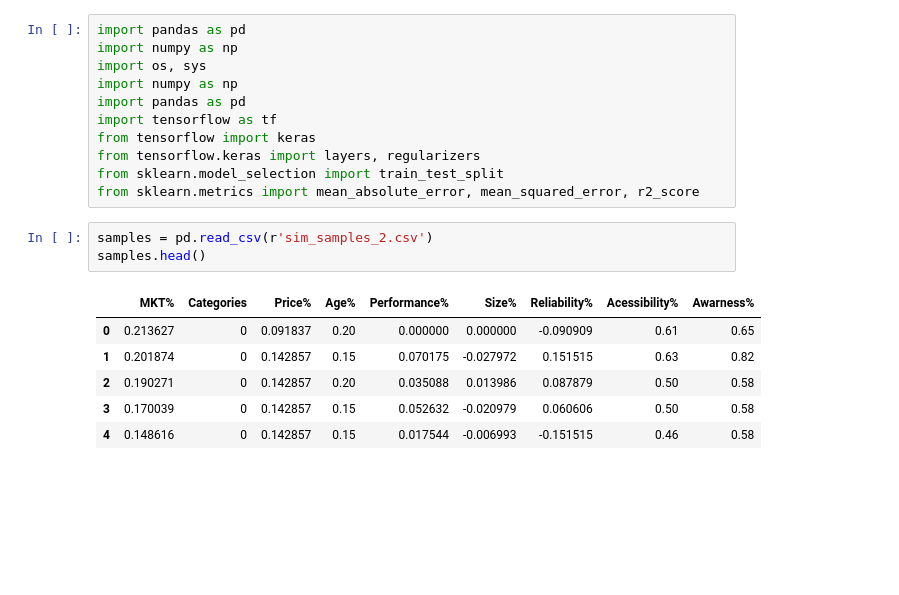
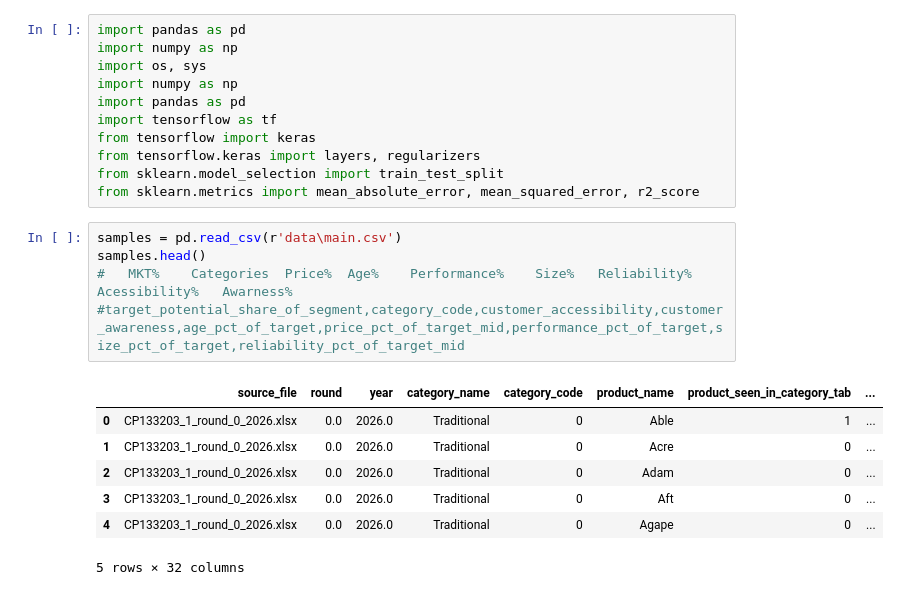
Before and after one commit to GrantKincaid/capsim_model, a Jupyter notebook: model.ipynb, the cells around one changed output. Drawn from its saved outputs; the diff is of its cells as text; blank space fills up the shorter version.

```diff
--- a/model.ipynb
+++ b/model.ipynb
@@ -130,12 +91,15 @@ from tensorflow.keras import layers, regularizers
 from sklearn.model_selection import train_test_split
 from sklearn.metrics import mean_absolute_error, mean_squared_error, r2_score
 # %%
-samples = pd.read_csv(r'sim_samples_2.csv')
+samples = pd.read_csv(r'data\main.csv')
 samples.head()
+#	MKT%	Categories	Price%	Age%	Performance%	Size%	Reliability%	Acessibility%	Awarness%
+#target_potential_share_of_segment,category_code,customer_accessibility,customer_awareness,age_pct_of_target,price_pct_of_target_mid,performance_pct_of_target,size_pct_of_target,reliability_pct_of_target_mid
 # %% [output]
-|  | MKT% | Categories | Price% | Age% | Performance% | Size% | Reliability% | Acessibility% | Awarness% |
-| 0 | 0.213627 | 0 | 0.091837 | 0.20 | 0.000000 | 0.000000 | -0.090909 | 0.61 | 0.65 |
-| 1 | 0.201874 | 0 | 0.142857 | 0.15 | 0.070175 | -0.027972 | 0.151515 | 0.63 | 0.82 |
-| 2 | 0.190271 | 0 | 0.142857 | 0.20 | 0.035088 | 0.013986 | 0.087879 | 0.50 | 0.58 |
-| 3 | 0.170039 | 0 | 0.142857 | 0.15 | 0.052632 | -0.020979 | 0.060606 | 0.50 | 0.58 |
-| 4 | 0.148616 | 0 | 0.142857 | 0.15 | 0.017544 | -0.006993 | -0.151515 | 0.46 | 0.58 |
+|  | source_file | round | year | category_name | category_code | product_name | product_seen_in_category_tab | ... |
+| 0 | CP133203_1_round_0_2026.xlsx | 0.0 | 2026.0 | Traditional | 0 | Able | 1 | ... |
+| 1 | CP133203_1_round_0_2026.xlsx | 0.0 | 2026.0 | Traditional | 0 | Acre | 0 | ... |
+| 2 | CP133203_1_round_0_2026.xlsx | 0.0 | 2026.0 | Traditional | 0 | Adam | 0 | ... |
+| 3 | CP133203_1_round_0_2026.xlsx | 0.0 | 2026.0 | Traditional | 0 | Aft | 0 | ... |
+| 4 | CP133203_1_round_0_2026.xlsx | 0.0 | 2026.0 | Traditional | 0 | Agape | 0 | ... |
+5 rows × 32 columns
```
Also changed, not shown: parts of 5 cells of this notebook, 6 other files.
